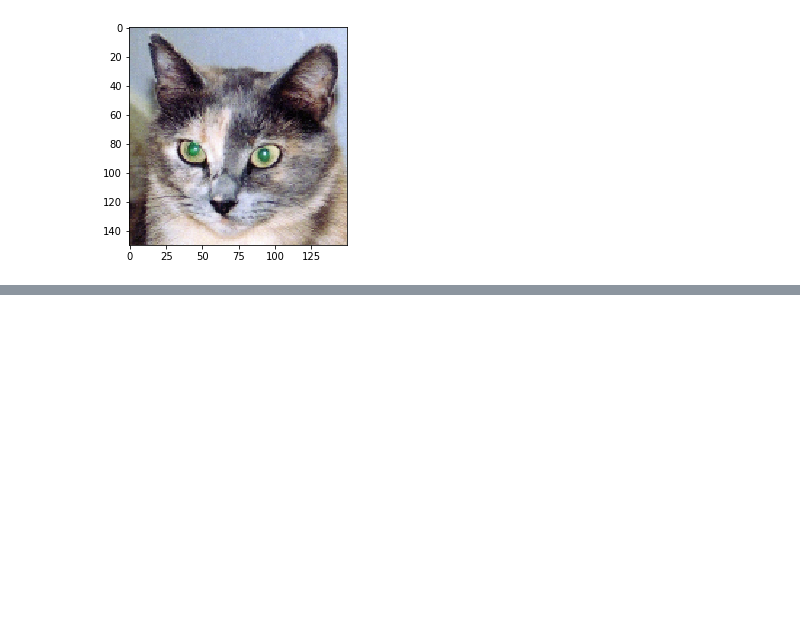
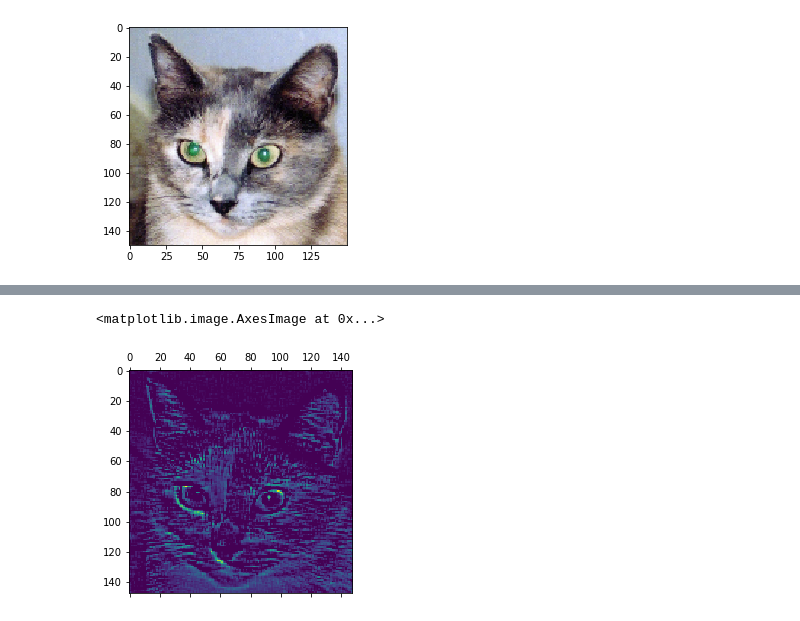
Before and after one commit to fanbyprinciple/Chollet-masterclass, a Jupyter notebook: ch5/cats and dogs/visualizing_covnets.ipynb, the cells around one changed output, grey strips where cells are left out. Saved outputs shown, nothing was run; the diff lists cells and outputs as text; code cells hidden in the pictures; blank space fills up the shorter version.

```diff
--- a/ch5/cats and dogs/visualizing_covnets.ipynb
+++ b/ch5/cats and dogs/visualizing_covnets.ipynb
@@ -60,0 +80,5 @@ first_layer_activation = activations[0]
+# %%
+plt.matshow(first_layer_activation[0, : , :, 13], cmap='viridis')
+# %% [output]
+<matplotlib.image.AxesImage at 0x...>
+[figure, added]
```
Also changed, not shown: parts of 8 cells of this notebook.
